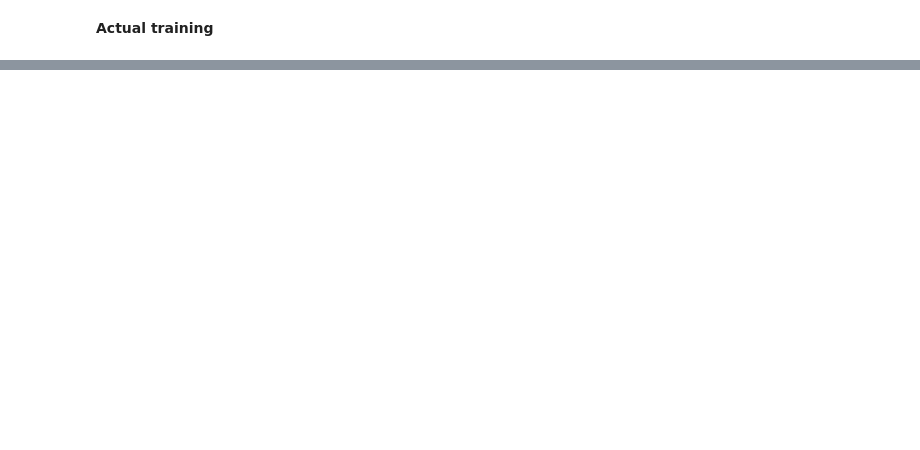
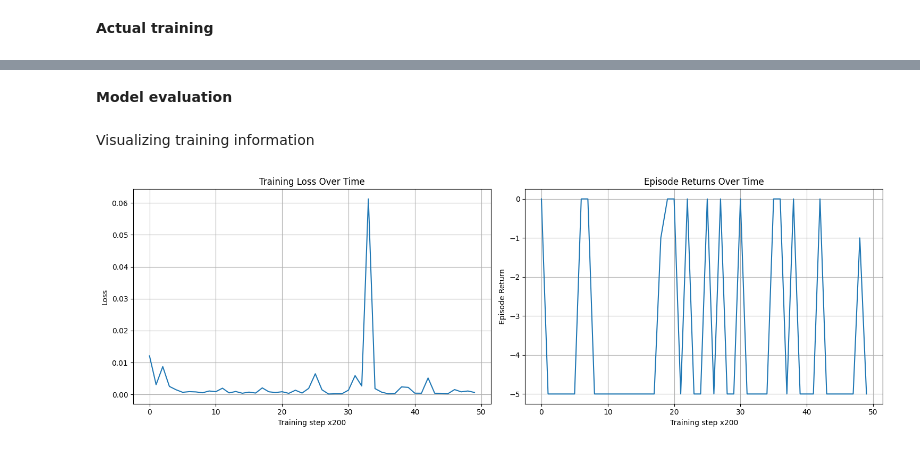
Before and after one commit to MohamedLouayChatti/Reinforcement-Learning-PPO, a Jupyter notebook: notebook.ipynb, the cells around one changed output, grey strips where cells are left out. Saved outputs shown, nothing was run; the diff lists cells and outputs as text; code cells hidden in the pictures; blank space fills up the shorter version.

Commit message:
Training and visualizing results

```diff
--- a/notebook.ipynb
+++ b/notebook.ipynb
@@ -297,7 +298,7 @@ def collect_data(policy, steps, speed):
         next_time_step = tf_env.step(action_step.action)
         traj = trajectory.from_transition(time_step, action_step, next_time_step)
         replay_buffer.add_batch(traj)
-        if i % 100 == 0:
+        if i % 100 == 0 and i > 0:
             print(f"Collected {i} steps")
 # %% [markdown]
 Collecting initial data randomly
@@ -320,7 +320,7 @@ Collected 900 steps
 num_iterations = 10000
 collect_steps_per_iteration = 4
 batch_size = 64
-log_interval = 200
+eval_interval = 200
 
 dataset = replay_buffer.as_dataset(
     num_parallel_calls=3,
@@ -344,7 +348,7 @@ for iteration in range(num_iterations):
     training_step = agent.train_step_counter.numpy()
 
     # Log and evaluate each 200 training step
-    if training_step % log_interval == 0:
+    if training_step % eval_interval == 0:
         print(f'Training step {training_step}: Loss = {train_loss:.4f} | Env step = {iteration * collect_steps_per_iteration}')
         train_losses.append(train_loss.numpy())
 
@@ -359,7 +363,6 @@ for iteration in range(num_iterations):
             steps_in_episode += 1
 
         episode_returns.append(episode_return.numpy()[0])
-        print(f'Episode Return: {episode_return.numpy()[0]:.2f} (Steps: {steps_in_episode})')
-        print("-" * 30)
+        print(f'Evaluation episode Return: {episode_return.numpy()[0]:.2f}')
 
 print("Training complete")
@@ -365,0 +387,24 @@ print("Training complete")
+# %% [markdown]
+**Model evaluation**
+# %% [markdown]
+Visualizing training information
+# %%
+fig, (ax1, ax2) = plt.subplots(1, 2, figsize=(15, 5))
+
+ax1.plot(train_losses)
+ax1.set_title('Training Loss Over Time')
+ax1.set_xlabel('Training step x200')
+ax1.set_ylabel('Loss')
+ax1.grid(True)
+
+ax2.plot(episode_returns)
+ax2.set_title('Episode Returns Over Time')
+ax2.set_xlabel('Training step x200')
+ax2.set_ylabel('Episode Return')
+ax2.grid(True)
+
+plt.tight_layout()
+plt.savefig('training_progress.png', dpi=300, bbox_inches='tight')
+plt.show()
+# %% [output]
+[figure, added]
```
Also changed, not shown: parts of 4 cells of this notebook, 1 other file.
